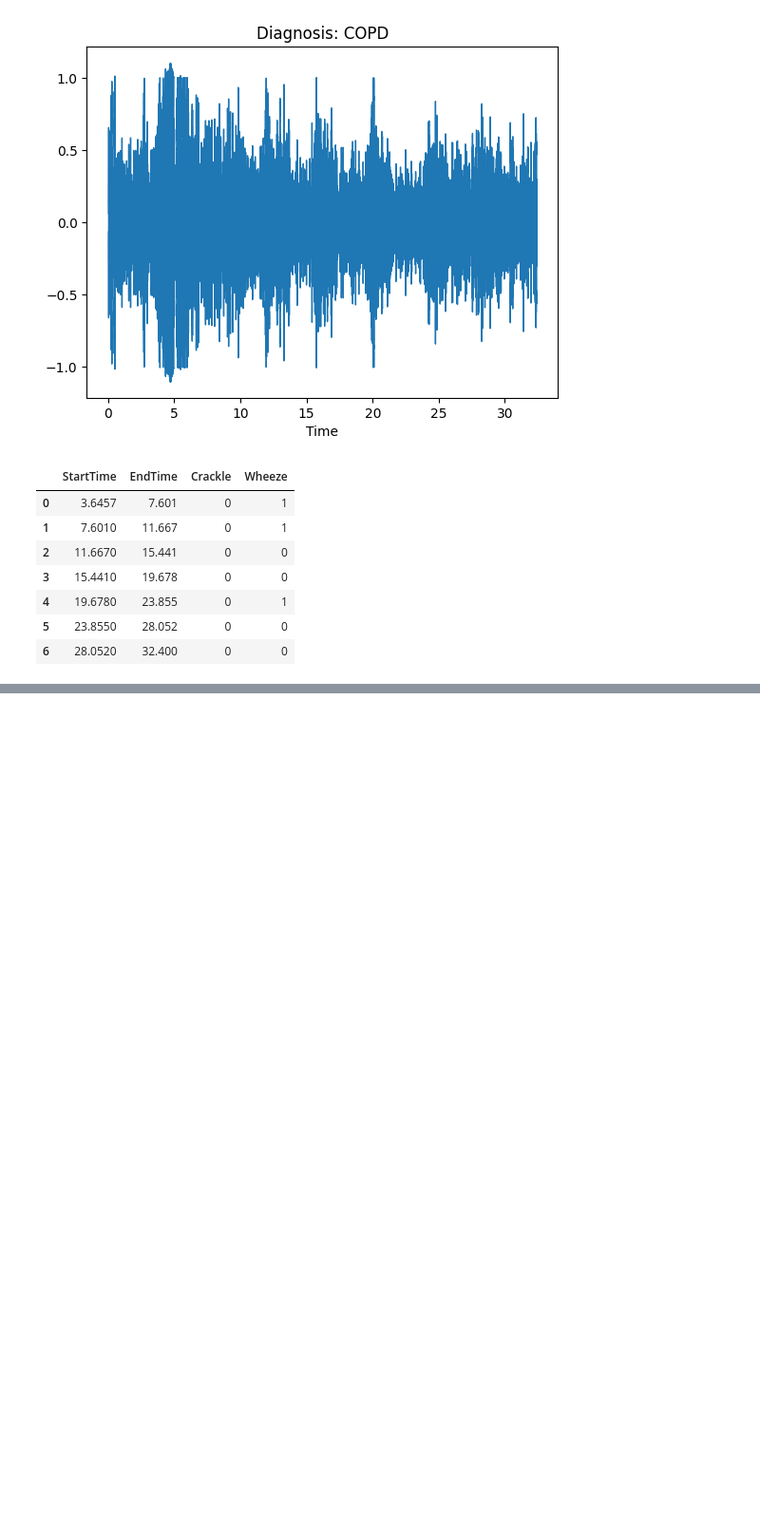
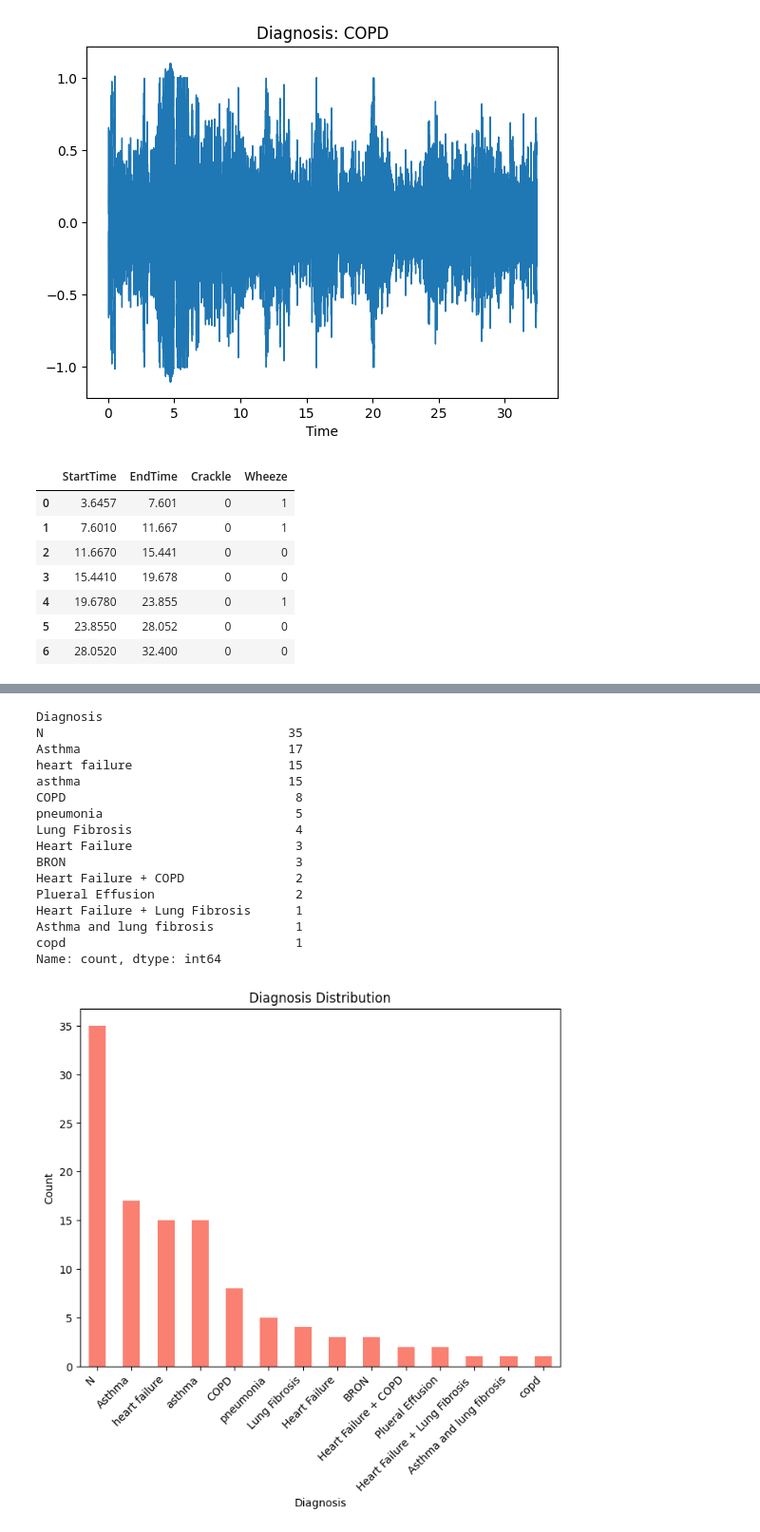
Before and after one commit to leticialopesms/lung-sounds-project, a Jupyter notebook: data_analysis.ipynb, the cells around one changed output, grey strips where cells are left out. Shown at 95% size. Drawn from its saved outputs; the diff is of its cells as text; code cells hidden in the pictures; blank space fills up the shorter version.

```diff
--- a/data_analysis.ipynb
+++ b/data_analysis.ipynb
@@ -307,0 +401,33 @@ Sample: (714420,) 22050
+# %%
+# read a xslx file
+xlsx_file = os.path.join(dataset2_path, "Data annotation.xlsx")
+annotations_df = pd.read_excel(xlsx_file)
+# show distributions of "Diagnosis" column
+diagnosis_counts = annotations_df['Diagnosis'].value_counts()
+print(diagnosis_counts)
+plt.figure(figsize=(8, 6))
+# show number in bars
+diagnosis_counts.plot(kind='bar', color='salmon')
+plt.title('Diagnosis Distribution')
+plt.ylabel('Count')
+plt.xlabel('Diagnosis')
+plt.xticks(rotation=45, ha='right')
+plt.show()
+# %% [output]
+Diagnosis
+N                                 35
+Asthma                            17
+heart failure                     15
+asthma                            15
+COPD                               8
+pneumonia                          5
+Lung Fibrosis                      4
+Heart Failure                      3
+BRON                               3
+Heart Failure + COPD               2
+Plueral Effusion                   2
+Heart Failure + Lung Fibrosis      1
+Asthma and lung fibrosis           1
+copd                               1
+Name: count, dtype: int64
+[figure, added]
```
Also changed, not shown: parts of 11 cells of this notebook, 1 other file.
